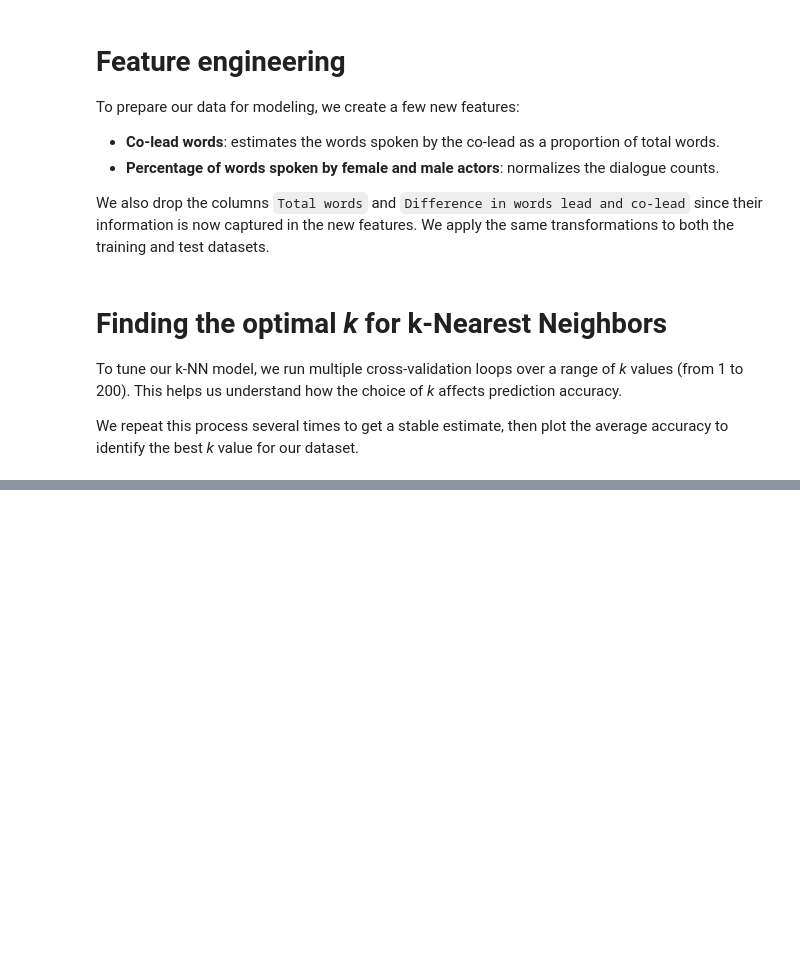
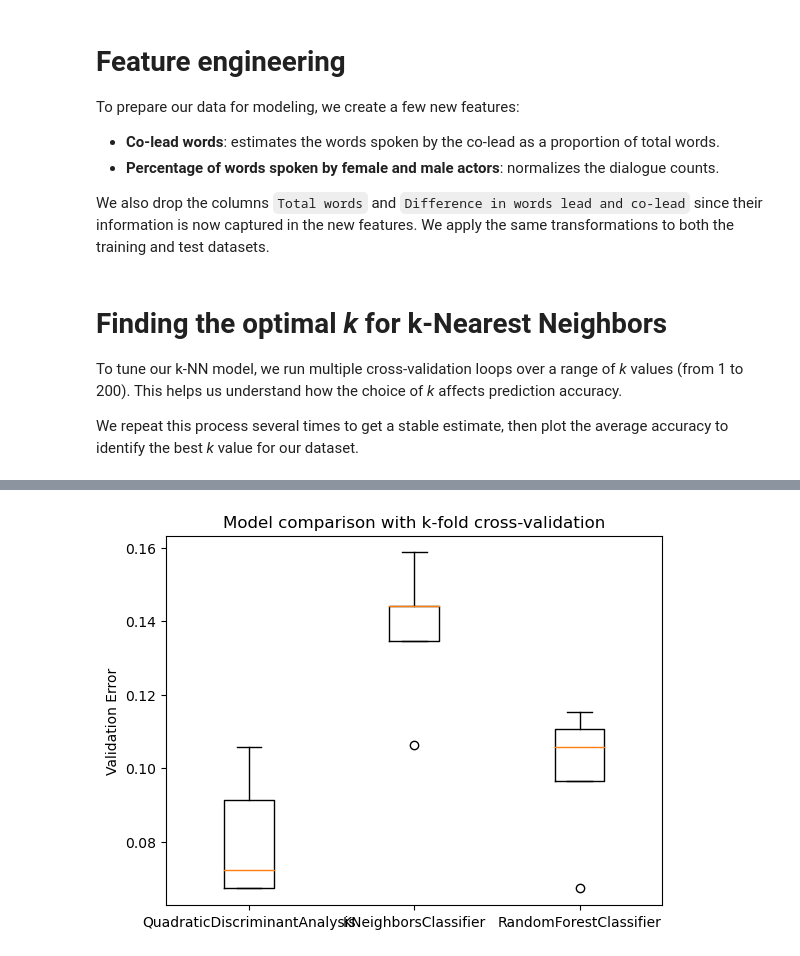
Before and after one commit to RaminMod/film-gender-classification, a Jupyter notebook: notebook/main.ipynb, the cells around one changed output, grey strips where cells are left out. Saved outputs shown, nothing was run; the diff lists cells and outputs as text; code cells hidden in the pictures; blank space fills up the shorter version.

```diff
--- a/notebook/main.ipynb
+++ b/notebook/main.ipynb
@@ -119,0 +136,20 @@ Best average classification accuracy: 0.8878
+# %%
+# Random Forest hyperparameter tuning with GridSearchCV
+param_grid = {
+    'n_estimators': list(range(10, 100, 10)),
+    'max_leaf_nodes': list(range(10, 100, 10)),
+    'random_state': [1]
+}
+
+grid_search = skl_ms.GridSearchCV(
+    RandomForestClassifier(),
+    param_grid,
+    cv=5,
+    scoring='accuracy',
+    return_train_score=True
+)
+
+grid_search.fit(X, y)
+
+print("Best parameters found:", grid_search.best_params_)
+print(f"Best cross-validated accuracy: {grid_search.best_score_:.4f}")
@@ -119,0 +173,34 @@ Best average classification accuracy: 0.8878
+# %%
+# Define the models to compare
+models = []
+models.append(skl_da.QuadraticDiscriminantAnalysis())
+models.append(skl_nb.KNeighborsClassifier(n_neighbors=optimal_k))
+models.append(RandomForestClassifier(
+    n_estimators=grid_search.best_params_['n_estimators'],
+    max_leaf_nodes=grid_search.best_params_['max_leaf_nodes'],
+    random_state=1
+))
+
+# k-fold cross-validation
+n_fold = 5
+misclassification = np.zeros((n_fold, len(models)))
+cv = skl_ms.KFold(n_splits=n_fold, random_state=2, shuffle=True)
+
+for i, (train_index, val_index) in enumerate(cv.split(X)):
+    X_train, X_val = X.iloc[train_index], X.iloc[val_index]
+    y_train, y_val = y.iloc[train_index], y.iloc[val_index]
+
+    for j, model in enumerate(models):
+        scaler = skl_pre.StandardScaler().fit(X_train)
+        model.fit(scaler.transform(X_train), y_train)
+        prediction = model.predict(scaler.transform(X_val))
+        misclassification[i, j] = np.mean(prediction != y_val)
+
+# Boxplot to compare validation errors
+plt.boxplot(misclassification)
+plt.xticks(np.arange(len(models)) + 1, [type(model).__name__ for model in models])
+plt.ylabel("Validation Error")
+plt.title("Model comparison with k-fold cross-validation")
+plt.show()
+# %% [output]
+[figure, added]
```
Also changed, not shown: parts of 4 cells of this notebook.
